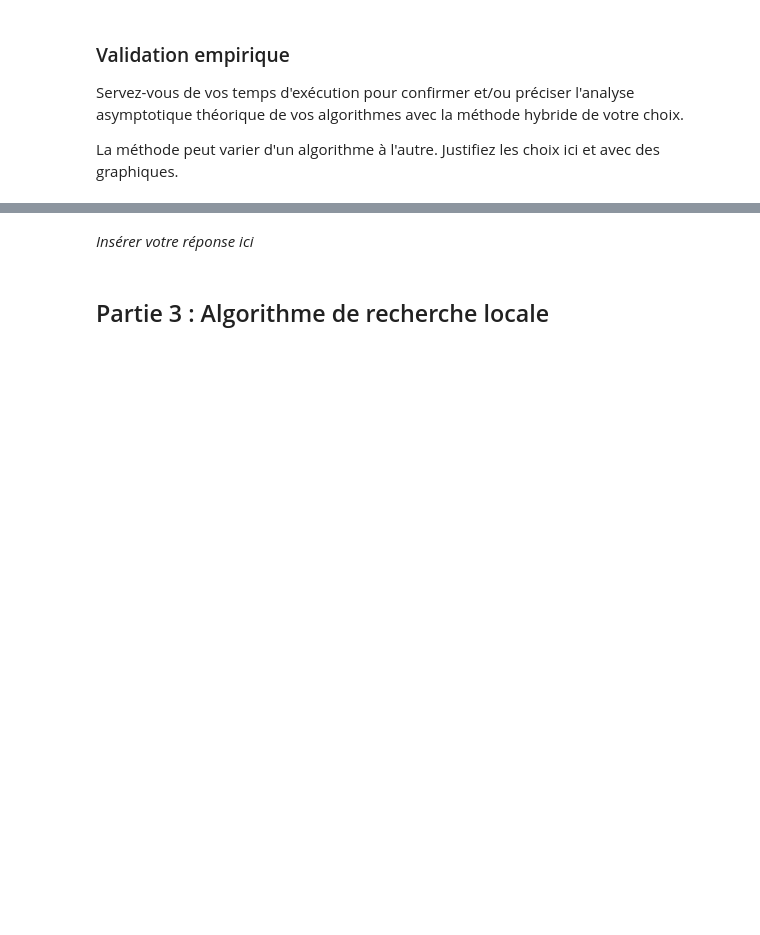
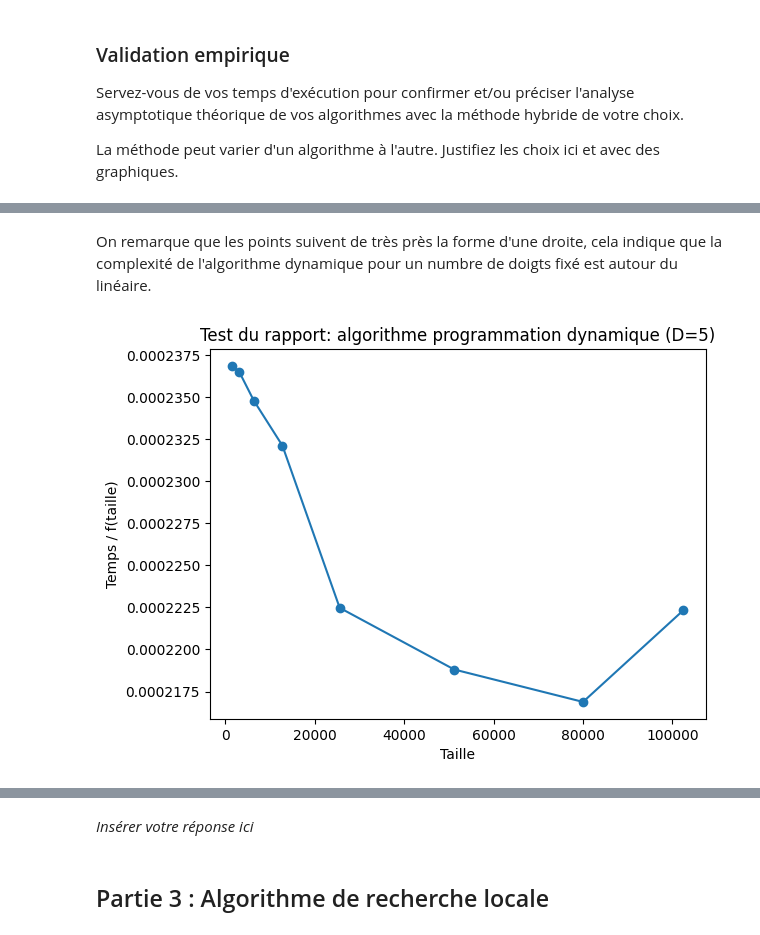
Before and after one commit to UiVieto/INF8775, a Jupyter notebook: TP2-H24/TP2-H24.ipynb, the cells around one changed output, grey strips where cells are left out. Saved outputs shown, nothing was run; the diff lists cells and outputs as text; code cells hidden in the pictures; blank space fills up the shorter version.

```diff
--- a/TP2-H24/TP2-H24.ipynb
+++ b/TP2-H24/TP2-H24.ipynb
@@ -533,0 +562,9 @@ La méthode peut varier d'un algorithme à l'autre. Justifiez les choix ici et a
+# %% [markdown]
+On remarque que les points suivent de très près la forme d'une droite, cela indique que la complexité de l'algorithme dynamique pour un numbre de doigts fixé est autour du linéaire.
+# %%
+def f(x):
+    return x
+
+display_test_rapport(values_test_rapport(mesures_dyn, f), "Test du rapport: algorithme programmation dynamique (D=5)")
+# %% [output]
+[figure, added]
```
Also changed, not shown: parts of 13 cells of this notebook.
